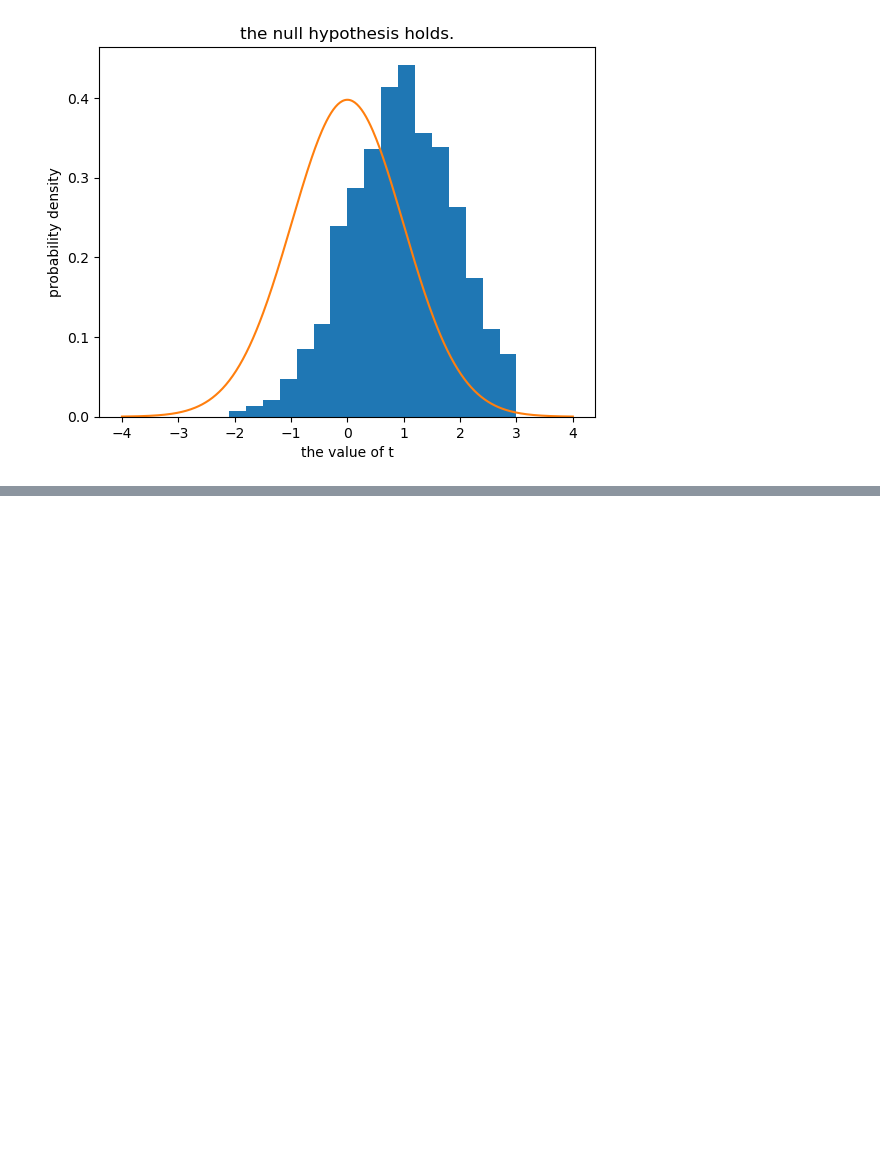
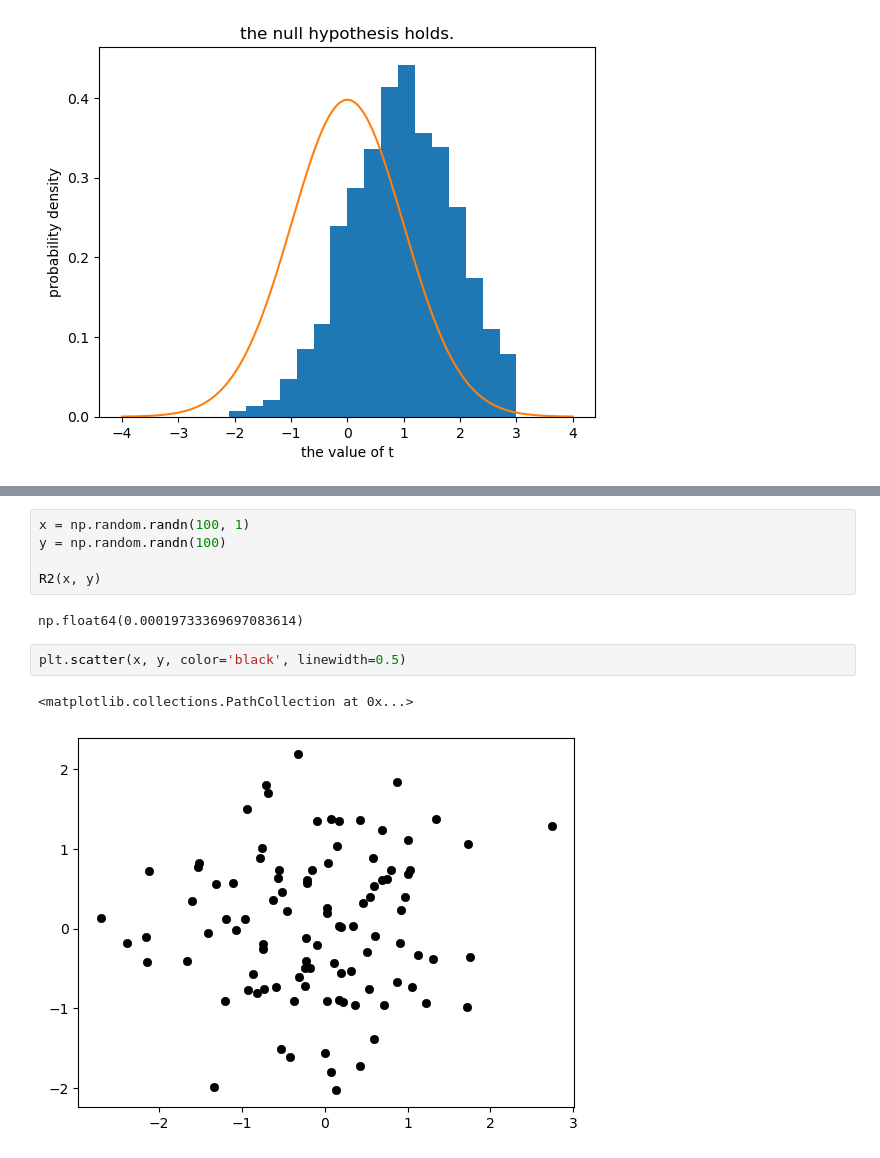
Before and after one commit to mus514/Statistical-Learning, a Jupyter notebook: linear_regression.ipynb, the cells around one changed output, grey strips where cells are left out. Drawn from its saved outputs; the diff is of its cells as text; blank space fills up the shorter version.

```diff
--- a/linear_regression.ipynb
+++ b/linear_regression.ipynb
@@ -220,0 +236,12 @@ Text(0, 0.5, 'probability density')
+# %%
+x = np.random.randn(100, 1)
+y = np.random.randn(100)
+
+R2(x, y)
+# %% [output]
+np.float64(0.00019733369697083614)
+# %%
+plt.scatter(x, y, color='black', linewidth=0.5)
+# %% [output]
+<matplotlib.collections.PathCollection at 0x...>
+[figure, added]
```
Also changed, not shown: parts of 2 cells of this notebook.
